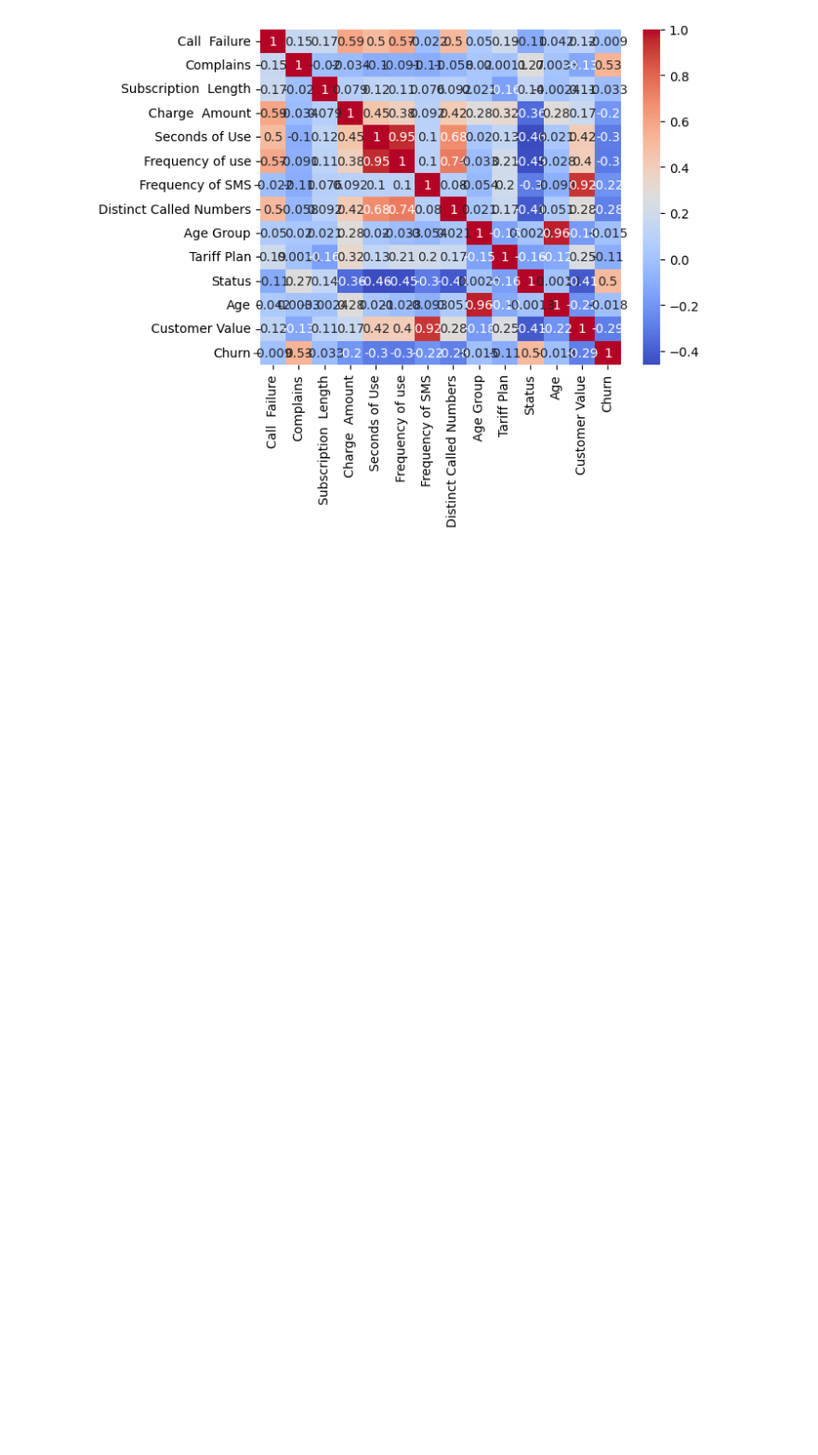
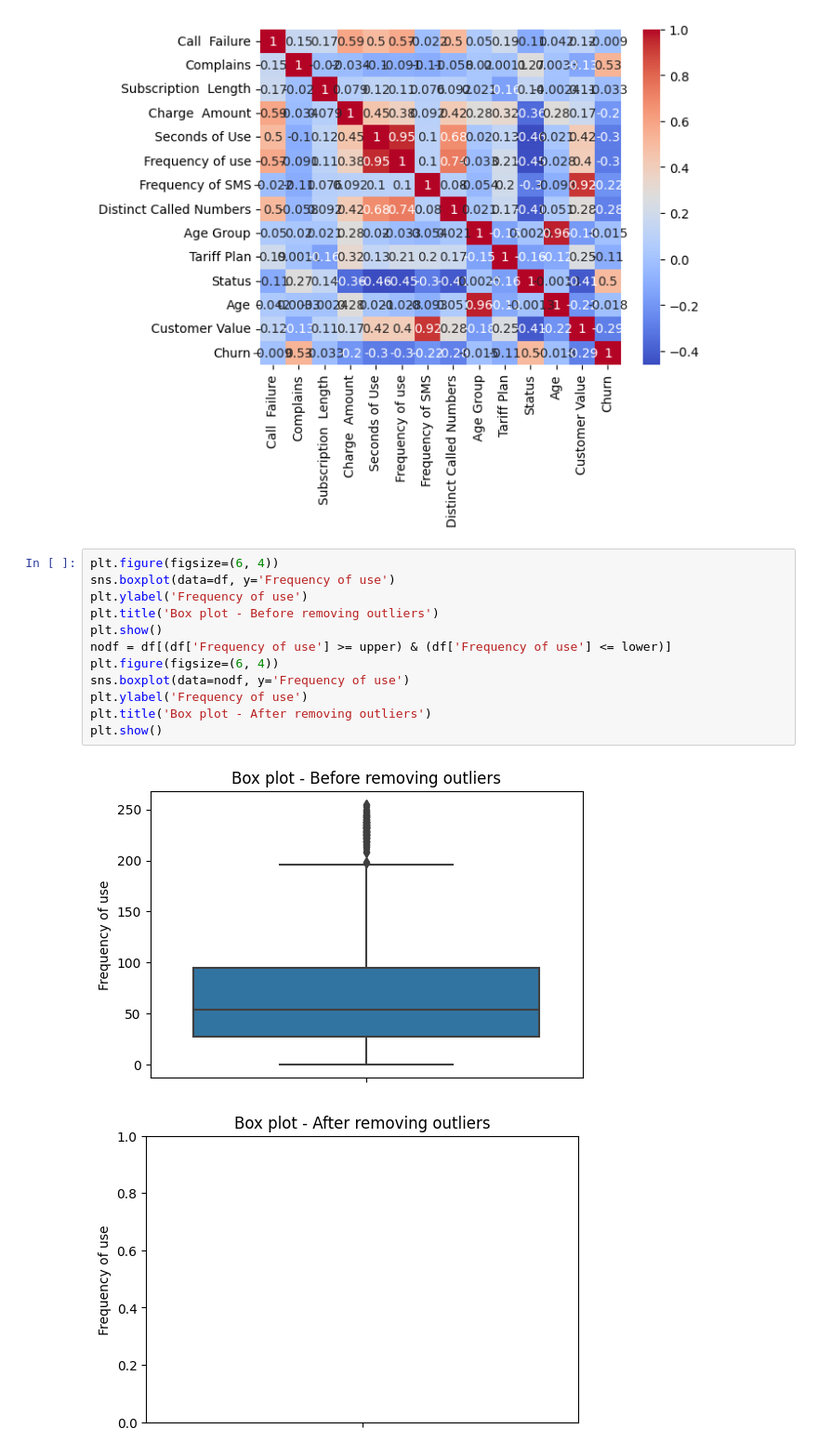
Before and after one commit to abhishekg-kellur/Data-Science, a Jupyter notebook: CustomerChurn dataset.ipynb, the cells around one changed output. Shown at 93% size. Drawn from its saved outputs; the diff is of its cells as text; blank space fills up the shorter version.

```diff
--- a/CustomerChurn dataset.ipynb
+++ b/CustomerChurn dataset.ipynb
@@ -73,6 +79,21 @@ sns.heatmap(corr, annot=True, cmap='coolwarm')
 # %% [output]
 <Axes: >
 [figure]
+# %%
+plt.figure(figsize=(6, 4))
+sns.boxplot(data=df, y='Frequency of use')
+plt.ylabel('Frequency of use')
+plt.title('Box plot - Before removing outliers')
+plt.show()
+nodf = df[(df['Frequency of use'] >= upper) & (df['Frequency of use'] <= lower)]
+plt.figure(figsize=(6, 4))
+sns.boxplot(data=nodf, y='Frequency of use')
+plt.ylabel('Frequency of use')
+plt.title('Box plot - After removing outliers')
+plt.show()
+# %% [output]
+[figure, added]
+[figure, added]
 # %%
 num = ['Complains','Age Group','Status','Age','Churn']
 scaler = StandardScaler()
```
Also changed, not shown: parts of 24 cells of this notebook.
